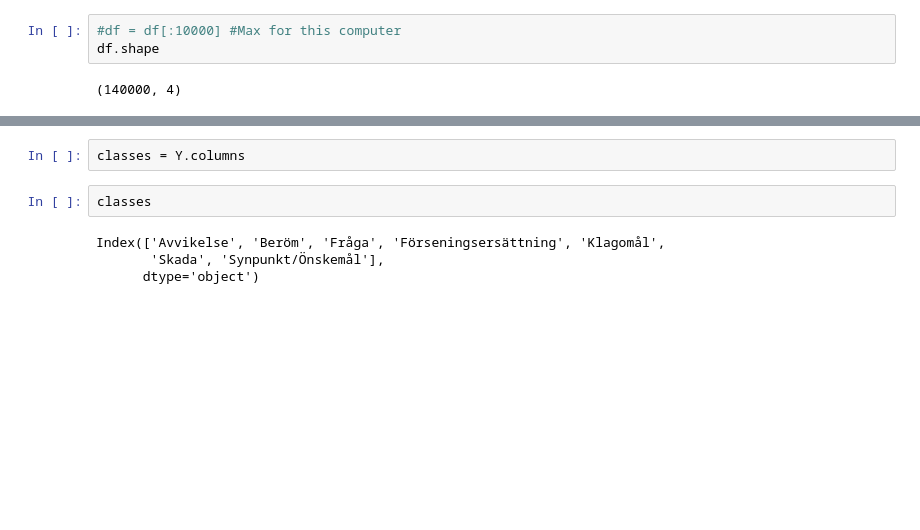
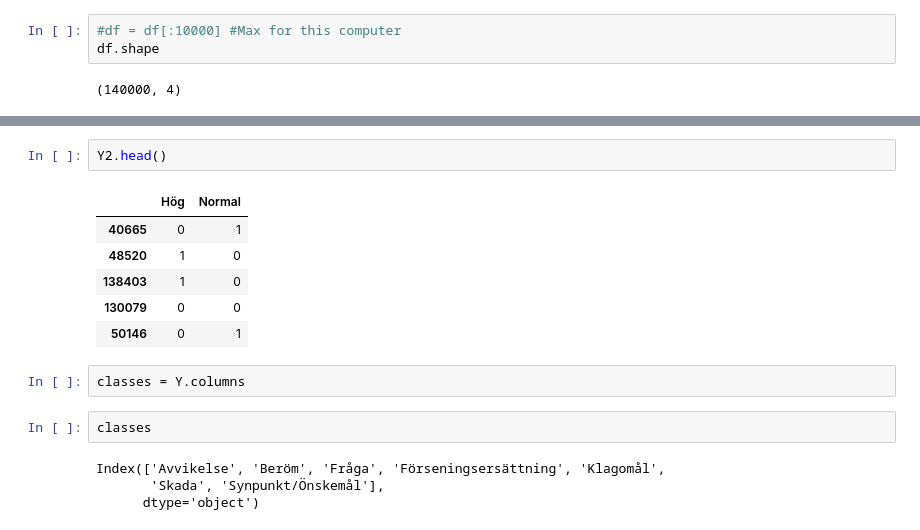
Before and after one commit to cerionXLII/NLP_BERT, a Jupyter notebook: src/Bert.ipynb, the cells around one changed output, grey strips where cells are left out. Cells and saved outputs as stored; diff of their text form; blank space fills up the shorter version.

```diff
--- a/src/Bert.ipynb
+++ b/src/Bert.ipynb
@@ -217,3 +281,12 @@ Y = pd.get_dummies(df['Ärendetyp'], columns=['Ärendetyp'])
+# %%
+Y2.head()
+# %% [output]
+|  | Hög | Normal |
+| 40665 | 0 | 1 |
+| 48520 | 1 | 0 |
+| 138403 | 1 | 0 |
+| 130079 | 0 | 0 |
+| 50146 | 0 | 1 |
 # %%
 classes = Y.columns
 # %%
```
Also changed, not shown: parts of 33 cells of this notebook.
